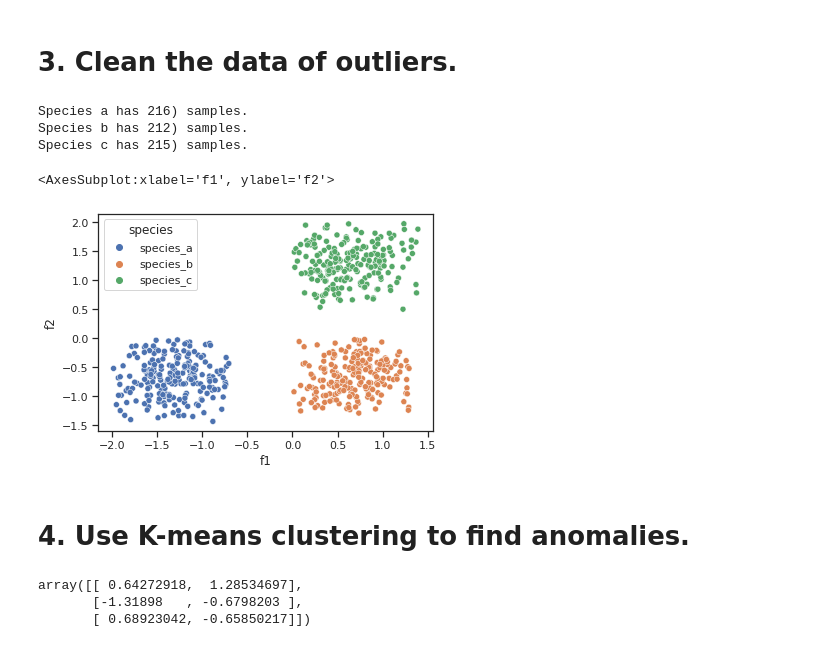
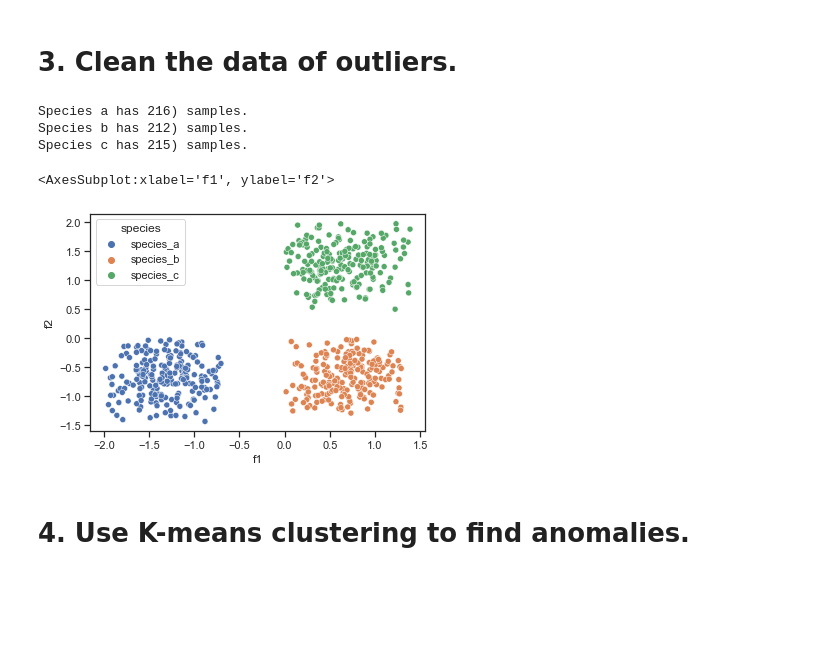
Before and after one commit to WillMc93/EN.705.601, a Jupyter notebook: McElhenney-Assign08.ipynb, the cells around one changed output. Saved outputs shown, nothing was run; the diff lists cells and outputs as text; code cells hidden in the pictures; blank space fills up the shorter version.

```diff
--- a/McElhenney-Assign08.ipynb
+++ b/McElhenney-Assign08.ipynb
@@ -132,44 +132,35 @@ def bound_species(bounds):
 
     return temp_species
 
 # Isolate the species
 species_a = bound_species(species_a_bounds)
 species_b = bound_species(species_b_bounds)
 species_c = bound_species(species_c_bounds)
 
 # Add 'species' column to each (for hueing)
 species_a['species'] = ['species_a']*species_a.shape[0]
 species_b['species'] = ['species_b']*species_b.shape[0]
 species_c['species'] = ['species_c']*species_c.shape[0]
 
 # Display the number of samples from each,
 # so we know we haven't bounded one too aggressively.
 disp_string = lambda df, name: print(f"{name} has {df.shape[0]}) samples.")
 disp_string(species_a, "Species a")
 disp_string(species_b, "Species b")
 disp_string(species_c, "Species c")
 
 # Concat into single bounded species table
 bd_species = [species_a, species_b, species_c]
 bd_species = pd.concat(bd_species)
 
 # Show results
-sns.scatterplot(x=bd_species['f1'], y=bd_species['f2'], hue=bd_species['species'])
+show_scatter = lambda df: sns.scatterplot(x=df['f1'], y=df['f2'], hue=df['species'])
+show_scatter(bd_species)
 # %% [output]
 Species a has 216) samples.
 Species b has 212) samples.
 Species c has 215) samples.
 <AxesSubplot:xlabel='f1', ylabel='f2'>
-[figure, old version]
+[figure, new version]
 # %% [markdown]
 # 4. Use K-means clustering to find anomalies.
-# %%
-# Declare, Fit, and Show Clusters
-km = KMeans(n_clusters=3)
-km.fit(bd_species.loc[:, bd_species.columns != 'species'])
-
-km.cluster_centers_
-# %% [output]
-array([[ 0.64272918,  1.28534697],
-       [-1.31898   , -0.6798203 ],
-       [ 0.68923042, -0.65850217]])
```
Also changed, not shown: parts of 24 cells of this notebook.
